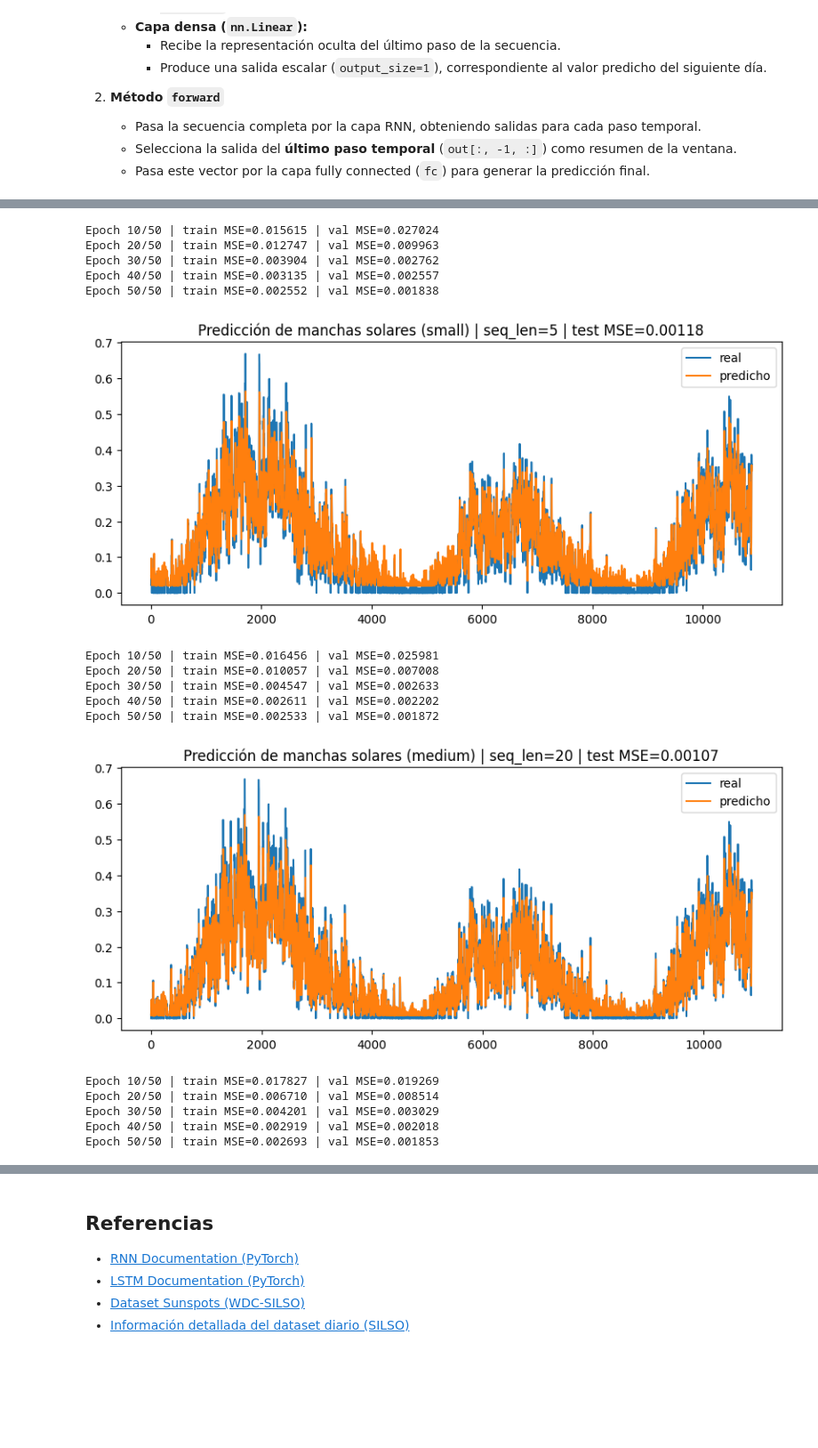
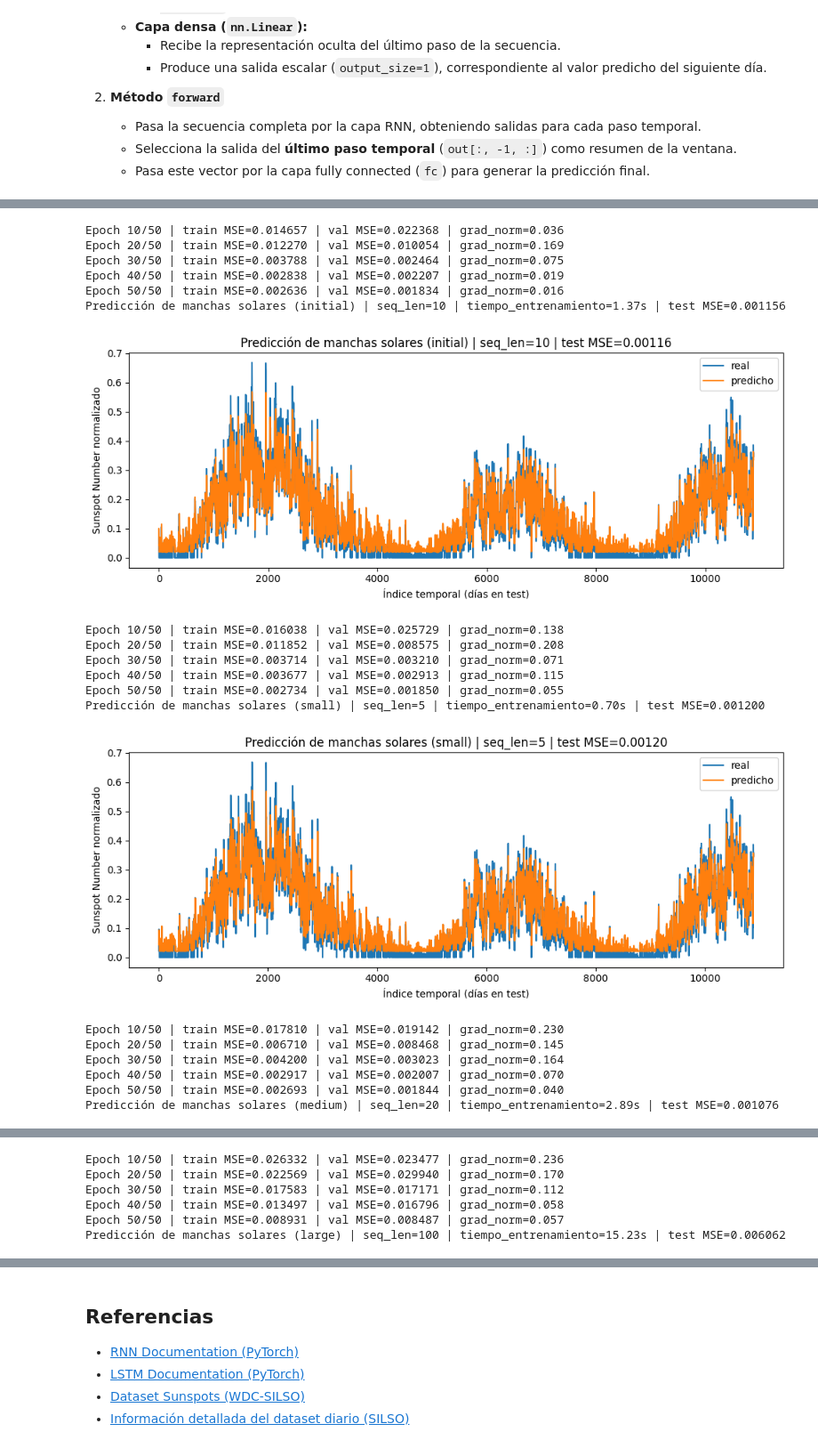
Before and after one commit to JosueSay/labs_dl, a Jupyter notebook: lab4/lab4.ipynb, the cells around one changed output, grey strips where cells are left out. Shown at 89% size. Cells and saved outputs as stored; diff of their text form; code cells hidden in the pictures; blank space fills up the shorter version.

Commit message:
feat:  visualización inicial y cantidad de ventanas inicial

```diff
--- a/lab4/lab4.ipynb
+++ b/lab4/lab4.ipynb
@@ -30,7 +30,7 @@ RANDOM_SEED = 42
 LR = 1e-2
 EPOCHS = 50
 HIDDEN_SIZE = 16
-WINDOWS = {"small": 5, "medium": 20, "large": 100}
+WINDOWS = {"initial": 10, "small": 5, "medium": 20, "large": 100}
 
 # Semillas para reproducibilidad
 torch.manual_seed(RANDOM_SEED)
@@ -232,21 +279,34 @@ def trainOneSplit(model, Xtr, ytr, Xva, yva, epochs=EPOCHS, lr=LR):
     criterion = nn.MSELoss()
     optimizer = optim.Adam(model.parameters(), lr=lr)
     history = []
+    start_time = time.time()
+
     for epoch in range(1, epochs+1):
         model.train()
         optimizer.zero_grad()
         preds = model(Xtr)
         loss = criterion(preds, ytr)
         loss.backward()
+
+        # Norma del gradiente (para monitorear vanishing/exploding)
+        grad_norm = torch.nn.utils.clip_grad_norm_((
+            p for p in model.parameters() if p.grad is not None
+        ), max_norm=float('inf')).item()
+
         optimizer.step()
 
         model.eval()
         with torch.no_grad():
             val_loss = criterion(model(Xva), yva).item()
-        history.append((loss.item(), val_loss))
+
+        history.append((loss.item(), val_loss, grad_norm))
+
         if epoch % 10 == 0:
-            print(f"Epoch {epoch}/{epochs} | train MSE={loss.item():.6f} | val MSE={val_loss:.6f}")
-    return history
+            print(f"Epoch {epoch}/{epochs} | train MSE={loss.item():.6f} "
+                  f"| val MSE={val_loss:.6f} | grad_norm={grad_norm:.3f}")
+
+    train_time = time.time() - start_time
+    return history, train_time
 
 def evaluateModel(model, Xte, yte):
     model.eval()
@@ -277,34 +342,51 @@ Con esto se obtiene una serie de gráficos y métricas que facilitan la comparac
 # %%
 def runExperiment(seq_length, title):
+    # Preparar datos según tamaño de ventana
     (Xtr, ytr), (Xva, yva), (Xte, yte) = makeSplitsForSeq(train_df, val_df, test_df, seq_length)
+
+    # Definir modelo
     model = RnnModel(input_size=1, hidden_size=HIDDEN_SIZE, output_size=1)
-    _ = trainOneSplit(model, Xtr, ytr, Xva, yva, epochs=EPOCHS, lr=LR)
+
+    # Entrenar y obtener historial + tiempo de entrenamiento
+    history, train_time = trainOneSplit(model, Xtr, ytr, Xva, yva, epochs=EPOCHS, lr=LR)
+
+    # Evaluar en test
     preds, target, mse = evaluateModel(model, Xte, yte)
+    print(f"{title} | seq_len={seq_length} | tiempo_entrenamiento={train_time:.2f}s | test MSE={mse:.6f}")
 
+    # Gráfica de resultados
     plt.figure(figsize=(10,4))
     plt.plot(target, label="real")
     plt.plot(preds, label="predicho")
     plt.title(f"{title} | seq_len={seq_length} | test MSE={mse:.5f}")
+    plt.xlabel("Índice temporal (días en test)")
+    plt.ylabel("Sunspot Number normalizado")
     plt.legend()
+    plt.tight_layout()
     plt.show()
+
+    return history, mse, train_time
 
 for tag, slen in WINDOWS.items():
     runExperiment(slen, f"Predicción de manchas solares ({tag})")
 # %% [output]
-Epoch 10/50 | train MSE=0.015615 | val MSE=0.027024
-Epoch 20/50 | train MSE=0.012747 | val MSE=0.009963
-Epoch 30/50 | train MSE=0.003904 | val MSE=0.002762
-Epoch 40/50 | train MSE=0.003135 | val MSE=0.002557
-Epoch 50/50 | train MSE=0.002552 | val MSE=0.001838
+Epoch 10/50 | train MSE=0.014657 | val MSE=0.022368 | grad_norm=0.036
+Epoch 20/50 | train MSE=0.012270 | val MSE=0.010054 | grad_norm=0.169
+Epoch 30/50 | train MSE=0.003788 | val MSE=0.002464 | grad_norm=0.075
+Epoch 40/50 | train MSE=0.002838 | val MSE=0.002207 | grad_norm=0.019
+Epoch 50/50 | train MSE=0.002636 | val MSE=0.001834 | grad_norm=0.016
+Predicción de manchas solares (initial) | seq_len=10 | tiempo_entrenamiento=1.37s | test MSE=0.001156
-[figure, old version]
+[figure, new version]
-Epoch 10/50 | train MSE=0.016456 | val MSE=0.025981
-Epoch 20/50 | train MSE=0.010057 | val MSE=0.007008
-Epoch 30/50 | train MSE=0.004547 | val MSE=0.002633
-Epoch 40/50 | train MSE=0.002611 | val MSE=0.002202
-Epoch 50/50 | train MSE=0.002533 | val MSE=0.001872
+Epoch 10/50 | train MSE=0.016038 | val MSE=0.025729 | grad_norm=0.138
+Epoch 20/50 | train MSE=0.011852 | val MSE=0.008575 | grad_norm=0.208
+Epoch 30/50 | train MSE=0.003714 | val MSE=0.003210 | grad_norm=0.071
+Epoch 40/50 | train MSE=0.003677 | val MSE=0.002913 | grad_norm=0.115
+Epoch 50/50 | train MSE=0.002734 | val MSE=0.001850 | grad_norm=0.055
+Predicción de manchas solares (small) | seq_len=5 | tiempo_entrenamiento=0.70s | test MSE=0.001200
-[figure, old version]
+[figure, new version]
-Epoch 10/50 | train MSE=0.017827 | val MSE=0.019269
-Epoch 20/50 | train MSE=0.006710 | val MSE=0.008514
-Epoch 30/50 | train MSE=0.004201 | val MSE=0.003029
-Epoch 40/50 | train MSE=0.002919 | val MSE=0.002018
-Epoch 50/50 | train MSE=0.002693 | val MSE=0.001853
+Epoch 10/50 | train MSE=0.017810 | val MSE=0.019142 | grad_norm=0.230
+Epoch 20/50 | train MSE=0.006710 | val MSE=0.008468 | grad_norm=0.145
+Epoch 30/50 | train MSE=0.004200 | val MSE=0.003023 | grad_norm=0.164
+Epoch 40/50 | train MSE=0.002917 | val MSE=0.002007 | grad_norm=0.070
+Epoch 50/50 | train MSE=0.002693 | val MSE=0.001844 | grad_norm=0.040
+Predicción de manchas solares (medium) | seq_len=20 | tiempo_entrenamiento=2.89s | test MSE=0.001076
@@ -311,0 +394,6 @@ Epoch 50/50 | train MSE=0.002693 | val MSE=0.001853
+Epoch 10/50 | train MSE=0.026332 | val MSE=0.023477 | grad_norm=0.236
+Epoch 20/50 | train MSE=0.022569 | val MSE=0.029940 | grad_norm=0.170
+Epoch 30/50 | train MSE=0.017583 | val MSE=0.017171 | grad_norm=0.112
+Epoch 40/50 | train MSE=0.013497 | val MSE=0.016796 | grad_norm=0.058
+Epoch 50/50 | train MSE=0.008931 | val MSE=0.008487 | grad_norm=0.057
+Predicción de manchas solares (large) | seq_len=100 | tiempo_entrenamiento=15.23s | test MSE=0.006062
```
Also changed, not shown: parts of 9 cells of this notebook.
